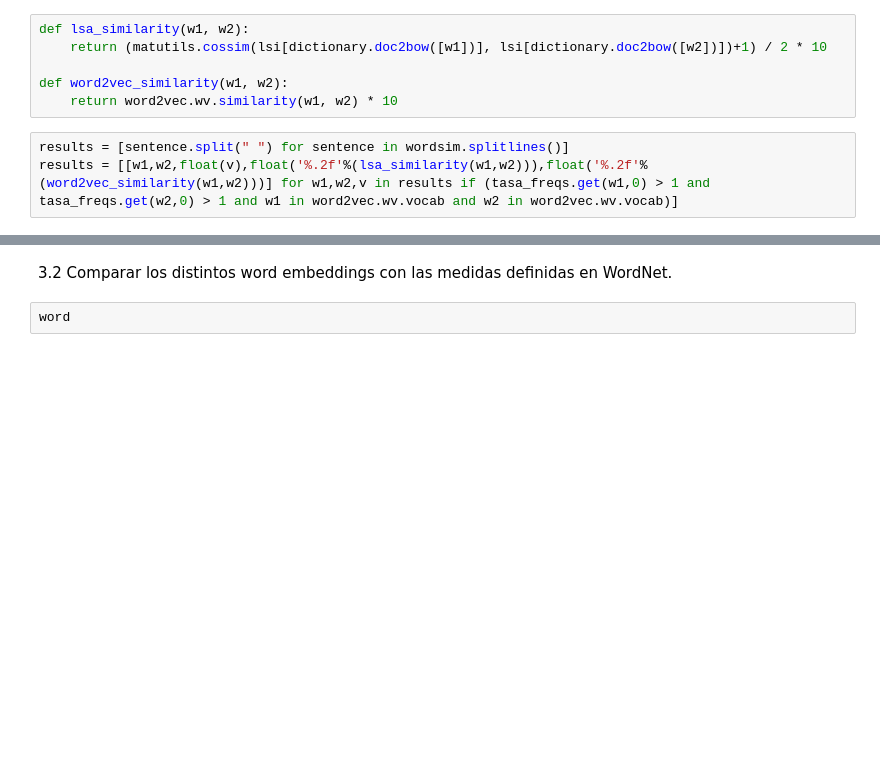
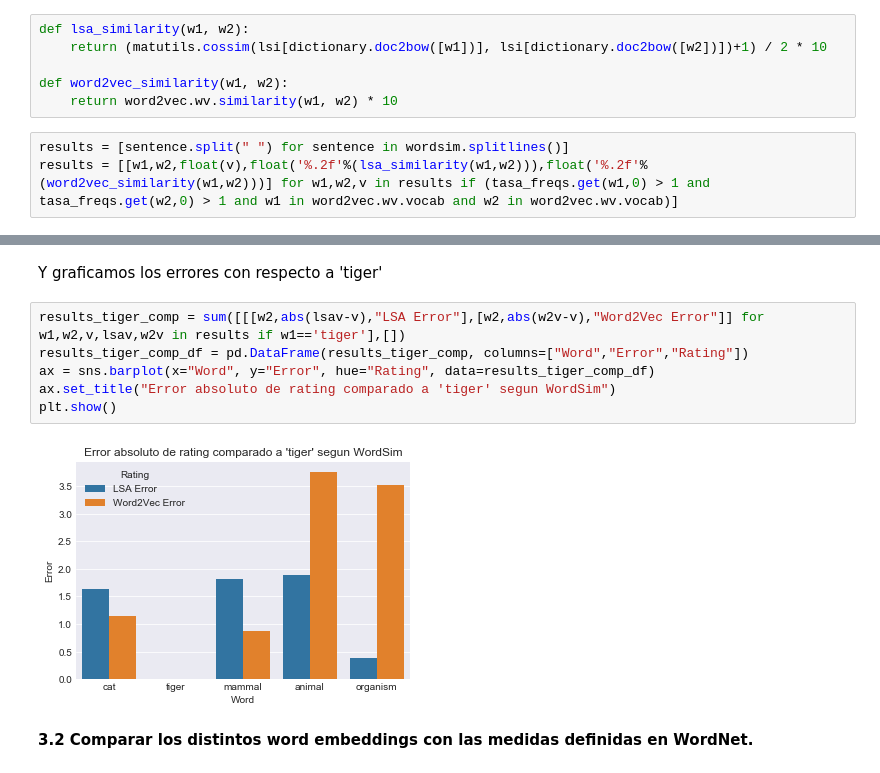
Before and after one commit to lucasputer/CienciaDeDatos, a Jupyter notebook: tp6/TP6.ipynb, the cells around one changed output, grey strips where cells are left out. Saved outputs shown, nothing was run; the diff lists cells and outputs as text; blank space fills up the shorter version.

```diff
--- a/tp6/TP6.ipynb
+++ b/tp6/TP6.ipynb
@@ -415,4 +430,12 @@ El error cuadratico medio de LSA es menor.
+# %% [markdown]
+Y graficamos los errores con respecto a 'tiger'
+# %%
+results_tiger_comp = sum([[[w2,abs(lsav-v),"LSA Error"],[w2,abs(w2v-v),"Word2Vec Error"]] for w1,w2,v,lsav,w2v in results if w1=='tiger'],[])
+results_tiger_comp_df = pd.DataFrame(results_tiger_comp, columns=["Word","Error","Rating"])
+ax = sns.barplot(x="Word", y="Error", hue="Rating", data=results_tiger_comp_df)
+ax.set_title("Error absoluto de rating comparado a 'tiger' segun WordSim")
+plt.show()
+# %% [output]
+[figure, added]
 # %% [markdown]
-3.2 Comparar los distintos word embeddings con las medidas definidas en WordNet.
+**3.2 Comparar los distintos word embeddings con las medidas definidas en WordNet.**
-# %%
-word
```
Also changed, not shown: parts of 34 cells of this notebook.
